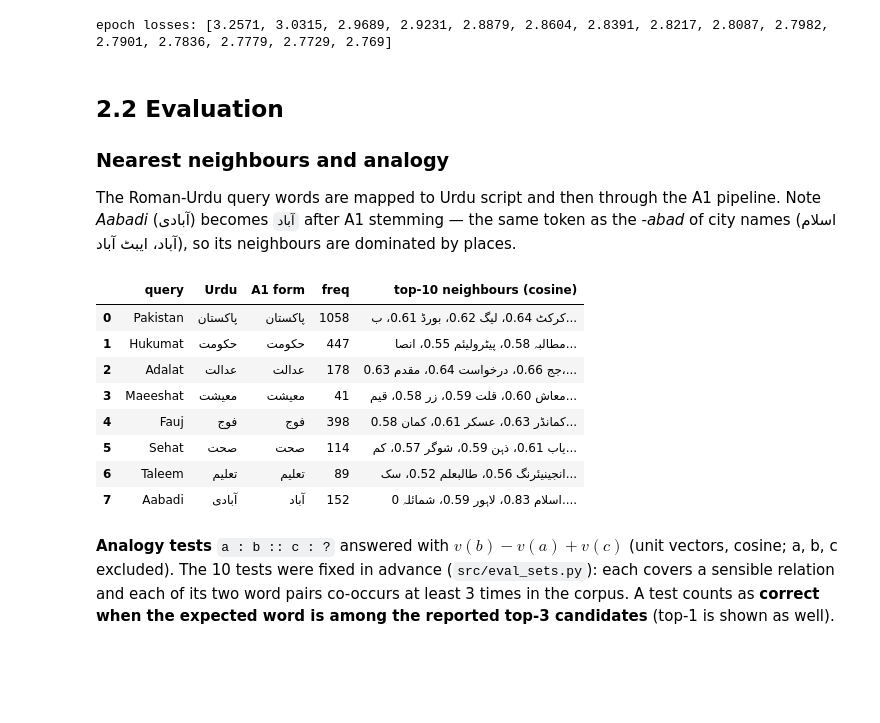
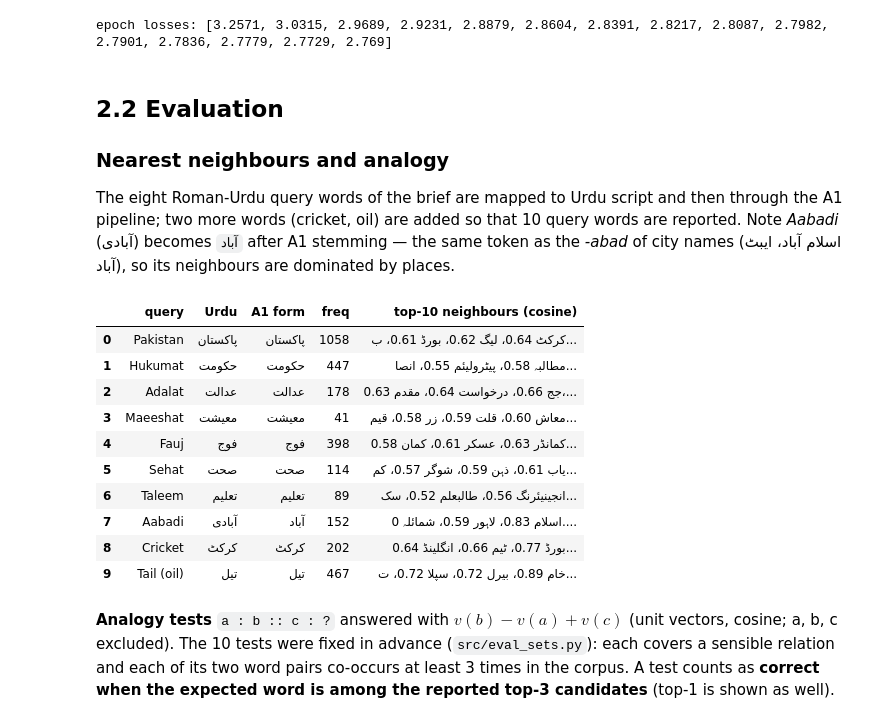
Before and after one commit to the-mgi/assignment-2, a Jupyter notebook: i25-8007_Assignment2_DS-A.ipynb, the cells around one changed output. Drawn from its saved outputs; the diff is of its cells as text; code cells hidden in the pictures; blank space fills up the shorter version.

```diff
--- a/i25-8007_Assignment2_DS-A.ipynb
+++ b/i25-8007_Assignment2_DS-A.ipynb
@@ -357,29 +357,33 @@ epoch losses: [3.2571, 3.0315, 2.9689, 2.9231, 2.8879, 2.8604, 2.8391, 2.8217, 2
 
 ### Nearest neighbours and analogy
 
-The Roman-Urdu query words are mapped to Urdu script and then through the A1 pipeline. Note
+The eight Roman-Urdu query words of the brief are mapped to Urdu script and then through the A1
+pipeline; two more words (cricket, oil) are added so that 10 query words are reported. Note
 *Aabadi* (آبادی) becomes `آباد` after A1 stemming — the same token as the *-abad* of city names
 (اسلام آباد، ایبٹ آباد), so its neighbours are dominated by places.
 # %%
+from eval_sets import EXTRA_QUERY_WORDS
 idx_c3 = CosineIndex(E_c3, w2i, counts=clean_counts, min_count=5)
 rows = []
-for roman, urdu in QUERY_WORDS.items():
+for roman, urdu in {**QUERY_WORDS, **EXTRA_QUERY_WORDS}.items():
     q = cleaned(urdu)
     nn = idx_c3.neighbours(q, 10)
     rows.append({"query": roman, "Urdu": urdu, "A1 form": q, "freq": int(clean_counts[w2i[q]]),
                  "top-10 neighbours (cosine)": "، ".join(f"{w} {s:.2f}" for w, s in nn)})
 RESULTS["w2v_neighbours"] = {r["query"]: r["top-10 neighbours (cosine)"] for r in rows}
 pd.DataFrame(rows)
 # %% [output]
 |  | query | Urdu | A1 form | freq | top-10 neighbours (cosine) |
 | 0 | Pakistan | پاکستان | پاکستان | 1058 | کرکٹ 0.64، لیگ 0.62، بورڈ 0.61، ب... |
 | 1 | Hukumat | حکومت | حکومت | 447 | مطالبہ 0.58، پیٹرولیئم 0.55، انصا... |
 | 2 | Adalat | عدالت | عدالت | 178 | جج 0.66، درخواست 0.64، مقدم 0.63،... |
 | 3 | Maeeshat | معیشت | معیشت | 41 | معاش 0.60، قلت 0.59، زر 0.58، قیم... |
 | 4 | Fauj | فوج | فوج | 398 | کمانڈر 0.63، عسکر 0.61، کمان 0.58... |
 | 5 | Sehat | صحت | صحت | 114 | یاب 0.61، ذہن 0.59، شوگر 0.57، کم... |
 | 6 | Taleem | تعلیم | تعلیم | 89 | انجینیئرنگ 0.56، طالبعلم 0.52، سک... |
 | 7 | Aabadi | آبادی | آباد | 152 | اسلام 0.83، لاہور 0.59، شمائلہ 0.... |
+| 8 | Cricket | کرکٹ | کرکٹ | 202 | بورڈ 0.77، ٹیم 0.66، انگلینڈ 0.64... |
+| 9 | Tail (oil) | تیل | تیل | 467 | خام 0.89، بیرل 0.72، سپلا 0.72، ت... |
 # %% [markdown]
 **Analogy tests** `a : b :: c : ?` answered with $v(b)-v(a)+v(c)$ (unit vectors, cosine; a, b, c
 excluded). The 10 tests were fixed in advance (`src/eval_sets.py`): each covers a sensible relation
```
Also changed, not shown: parts of 10 cells of this notebook, 8 other files.
